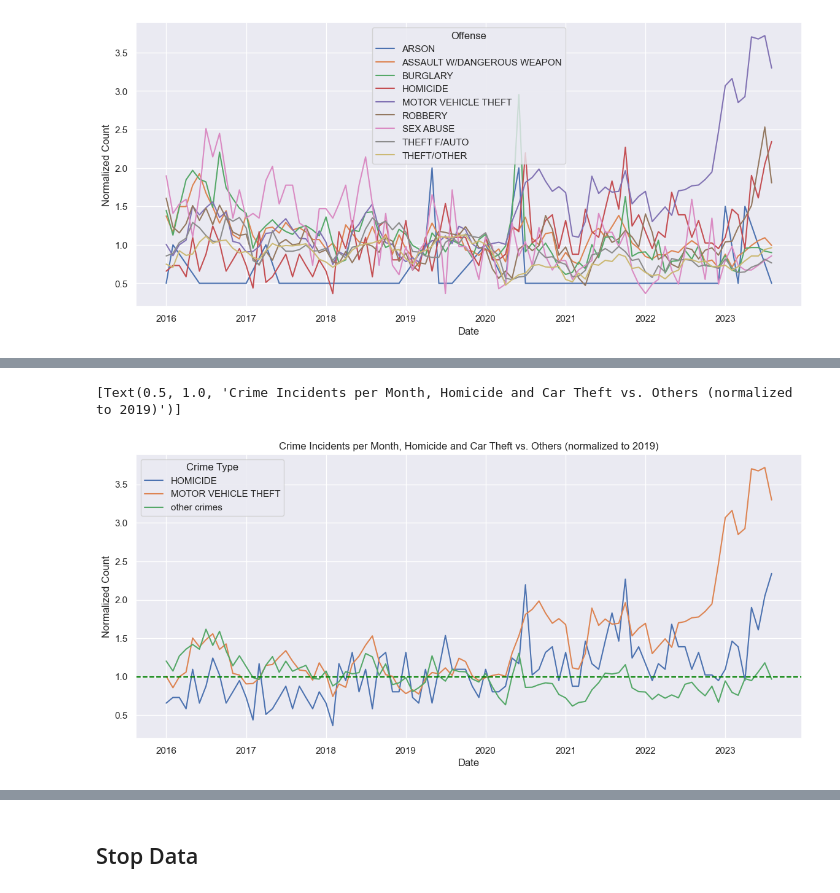
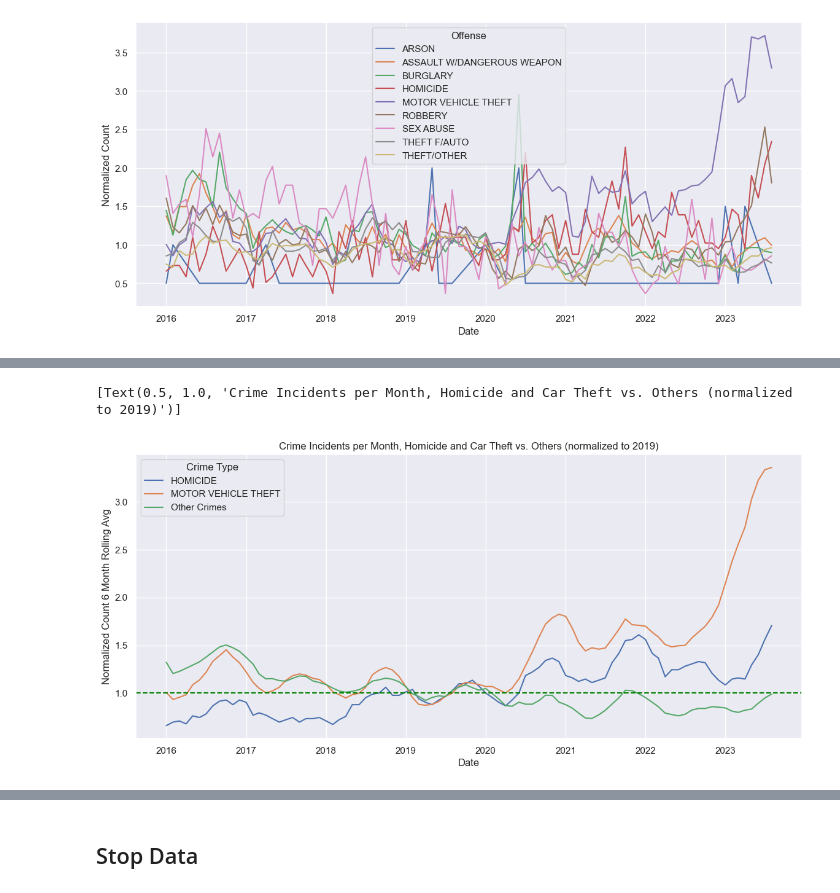
Before and after one commit to taylorterry3/dc_crime, a Jupyter notebook: notebooks/DC_MPD_Crime_stats.ipynb, the cells around one changed output, grey strips where cells are left out. Drawn from its saved outputs; the diff is of its cells as text; code cells hidden in the pictures.

Commit message:
further work on homicide and car theft vs other crimes

```diff
--- a/notebooks/DC_MPD_Crime_stats.ipynb
+++ b/notebooks/DC_MPD_Crime_stats.ipynb
@@ -234,8 +234,31 @@ g = sns.lineplot(data=incidents_by_month, x="Date", y="Normalized Count", hue="O
 # %%
 # Break out invariant reporting and other types of crimes
 incidents_by_month["Crime Type"] = [
-    i if i in ["HOMICIDE", "MOTOR VEHICLE THEFT"] else "other crimes"
+    i if i in ["HOMICIDE", "MOTOR VEHICLE THEFT"] else "Other Crimes"
     for i in incidents_by_month.Offense
 ]
 
-incidents_by_month.sort_values("Crime Type", inplace=True)  # hack for graph ordering
+incidents_by_month = incidents_by_month.sort_values(["Offense", "Date"]).reset_index(
+    drop=True
+)  # hack for graph ordering
+# %%
+incidents_by_month = incidents_by_month[
+    incidents_by_month.Offense != "ARSON"
+].reset_index(drop=True)  # too few of these, makes a mess
+# %%
+# This equal weights the crime categories rather than summing counts of all crimes in these categories and normalizing that.
+# Could make a good argument for doing it either way but this way is easier for now.
+incidents_by_month_rollup = (
+    incidents_by_month.groupby(["Date", "Crime Type"])["Normalized Count"]
+    .mean()
+    .reset_index()
+    .sort_values(["Crime Type", "Date"])
+    .reset_index(drop=True)
+)
+# %%
+incidents_by_month_rollup["Normalized Count 6 Month Rolling Avg"] = (
+    incidents_by_month_rollup.groupby("Crime Type")
+    .rolling(6, 1)["Normalized Count"]
+    .mean()
+    .reset_index(drop=True)
+)
@@ -242,20 +292,20 @@ incidents_by_month.sort_values("Crime Type", inplace=True)  # hack for graph ord
 # %%
 # labels still bad but it makes the point
 sns.set(rc={"figure.figsize": (14, 6)})
 g = sns.lineplot(
-    data=incidents_by_month,
+    data=incidents_by_month_rollup,
     x="Date",
-    y="Normalized Count",
+    y="Normalized Count 6 Month Rolling Avg",
     hue="Crime Type",
     errorbar=None,
 )
 g.axhline(y=1, ls="--", c="green")
 g.set(
     title="Crime Incidents per Month, Homicide and Car Theft vs. Others (normalized to 2019)"
 )
 # %% [output]
 [Text(0.5, 1.0, 'Crime Incidents per Month, Homicide and Car Theft vs. Others (normalized to 2019)')]
-[figure, old version]
+[figure, new version]
 # %%
 # facet grid instead
 sns.set(rc={"figure.figsize": (14, 6)})
```
Also changed, not shown: parts of 18 cells of this notebook.
